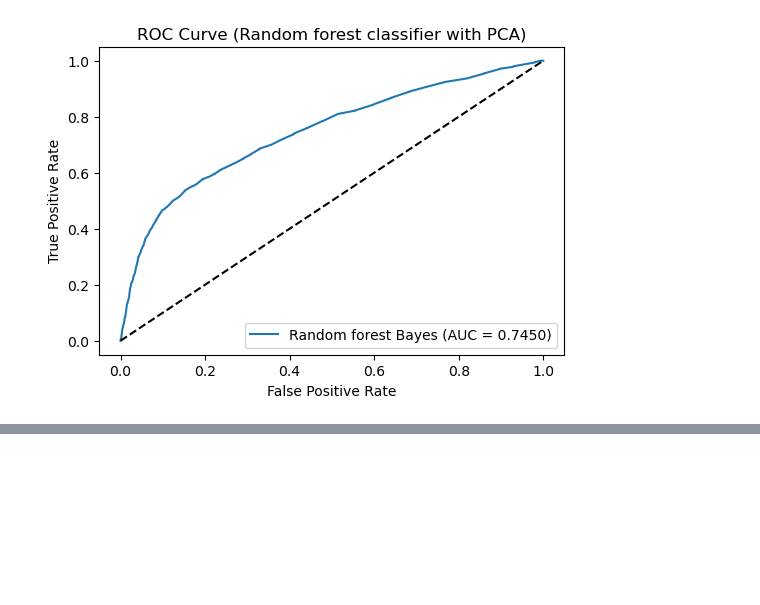
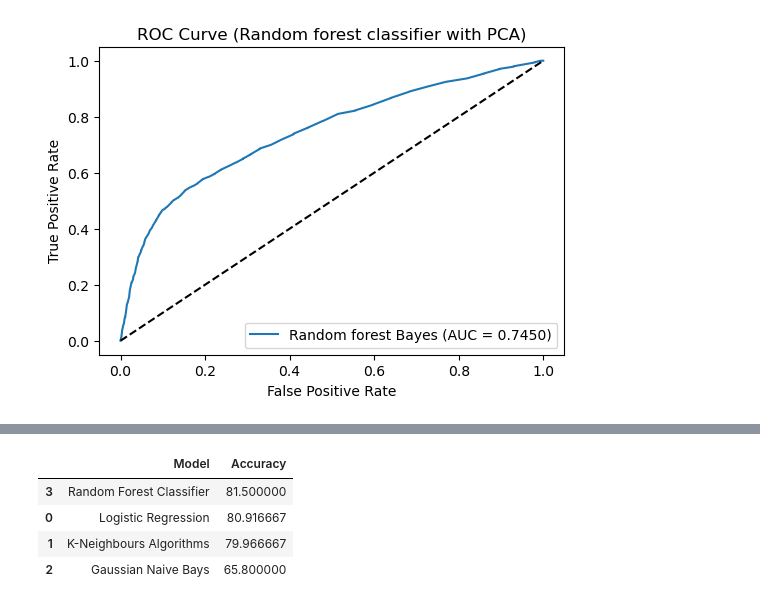
Before and after one commit to pradeepkhadka505/7072CEM-CourseWork, a Jupyter notebook: DefaultPayment_Of_ClientCreditCard_Prediction.ipynb, the cells around one changed output, grey strips where cells are left out. Saved outputs shown, nothing was run; the diff lists cells and outputs as text; code cells hidden in the pictures; blank space fills up the shorter version.

```diff
--- a/DefaultPayment_Of_ClientCreditCard_Prediction.ipynb
+++ b/DefaultPayment_Of_ClientCreditCard_Prediction.ipynb
@@ -600,6 +600,14 @@ NameError: name 'y_pred_proba' is not defined
 # %%
 Compare = pd.DataFrame(
     {'Model':["Logistic Regression", "K-Neighbours Algorithms", "Gaussian Naive Bays", "Random Forest Classifier"],
       'Accuracy': [accuracy_score(y_test, lr_predict)*100,accuracy_score(y_test, knn_pred)*100,
-                         accuracy_score(y_test, nb_pred)*100,  accuracy_score(y_test, RFC_pred)*100 ]
+                         accuracy_score(y_test, nb_pred)*100,  accuracy_score(y_test, rfc_pred)*100 ]
             })
+#Model comparing & gives best model at first
+Compare.sort_values(by='Accuracy', ascending=False)
+# %% [output]
+|  | Model | Accuracy |
+| 3 | Random Forest Classifier | 81.500000 |
+| 0 | Logistic Regression | 80.916667 |
+| 1 | K-Neighbours Algorithms | 79.966667 |
+| 2 | Gaussian Naive Bays | 65.800000 |
```
Also changed, not shown: parts of 3 cells of this notebook, 1 other file.
